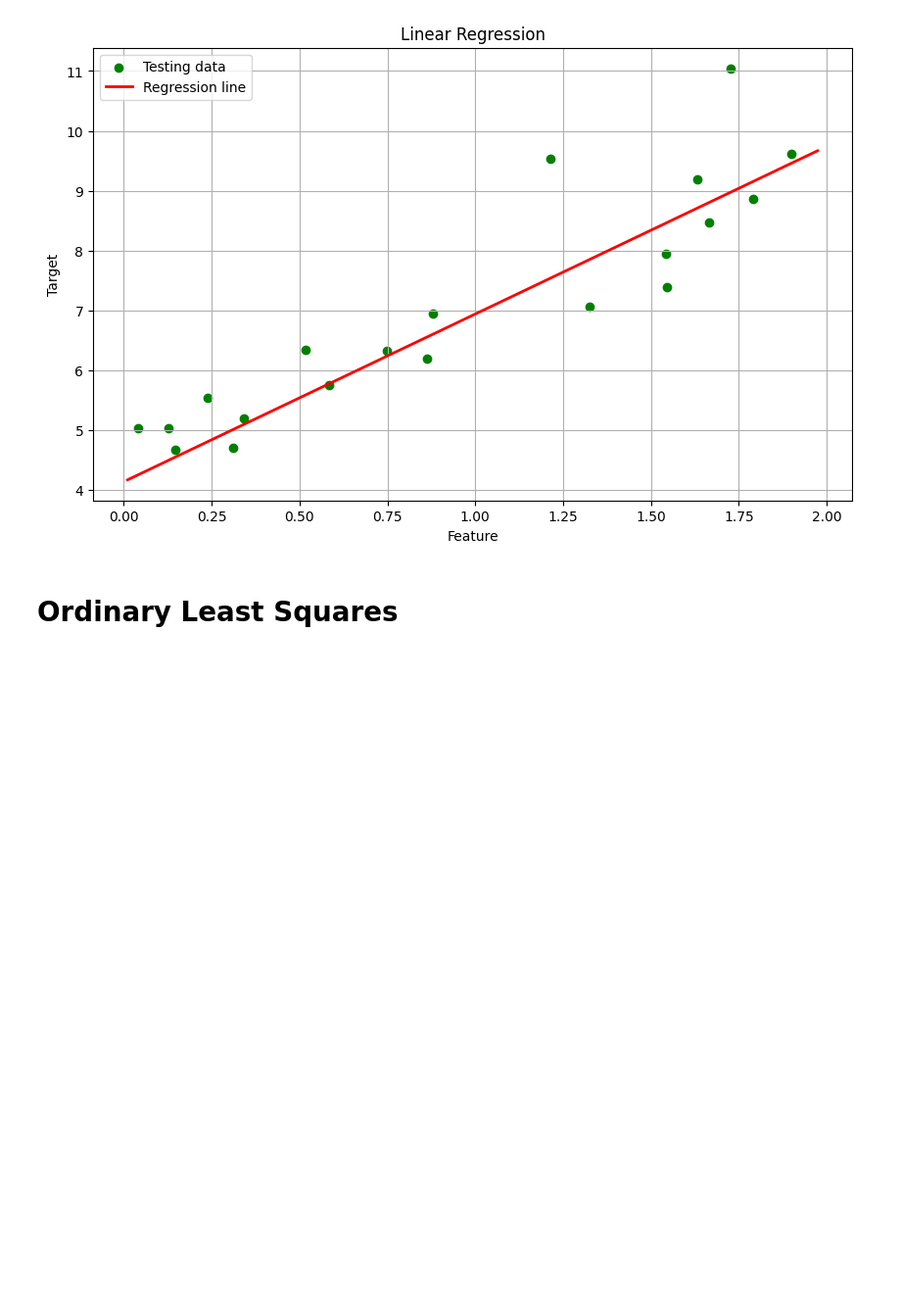
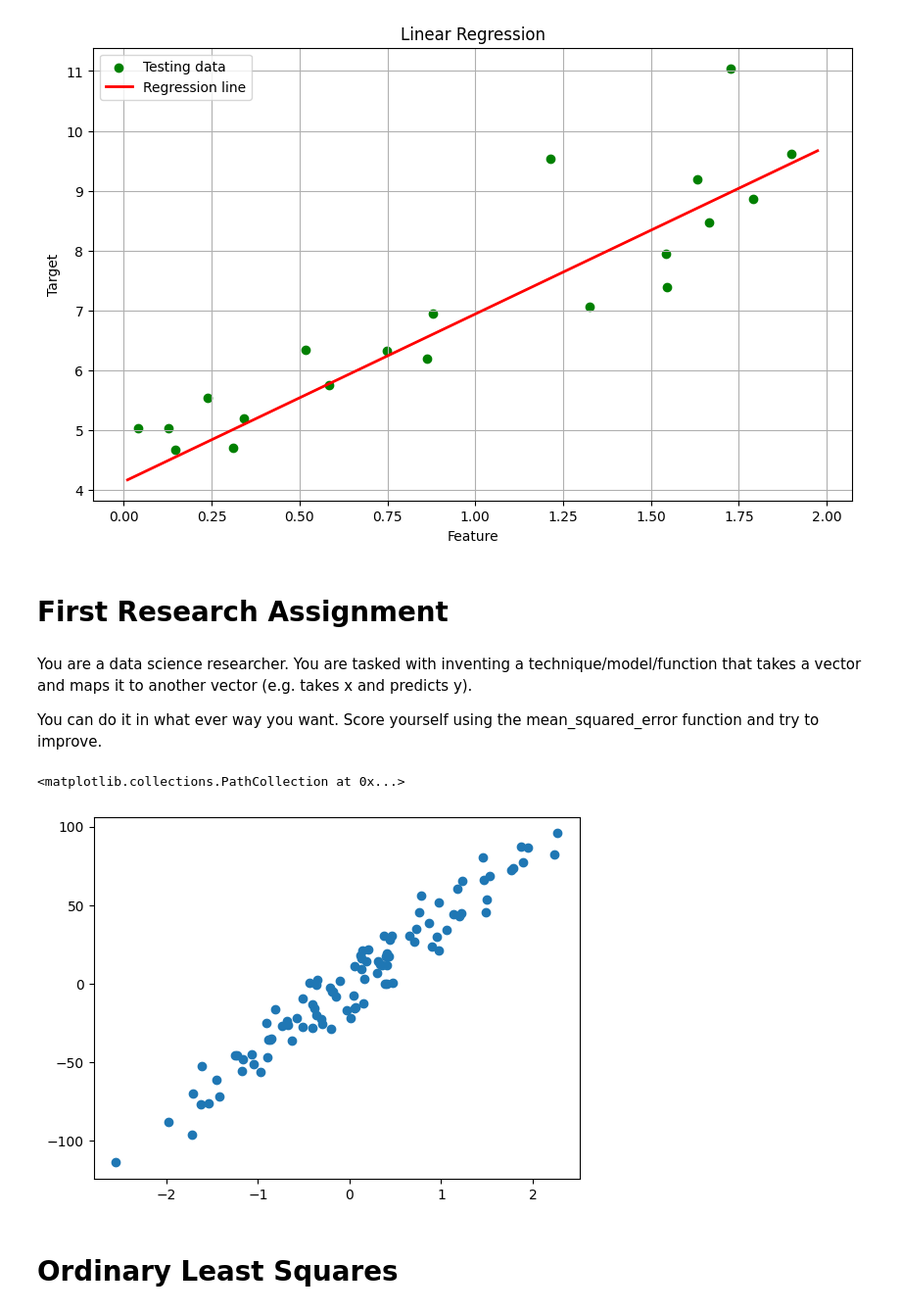
Before and after one commit to chenmargalit/10X-ML-Engineer---Python-Excercises, a Jupyter notebook: classical_ml/linear_regression/linear_regression - lesson.ipynb, the cells around one changed output. Shown: that part at 98% size. Drawn from its saved outputs; the diff is of its cells as text; code cells hidden in the pictures; blank space fills up the shorter version.

Commit message:
add first exercise to linear regression lesson

```diff
--- a/classical_ml/linear_regression/linear_regression - lesson.ipynb
+++ b/classical_ml/linear_regression/linear_regression - lesson.ipynb
@@ -88,6 +88,19 @@ plt.grid(True)
 plt.show()
 # %% [output]
 [figure]
+# %% [markdown]
+# First Research Assignment
+# %% [markdown]
+You are a data science researcher. You are tasked with inventing a technique/model/function that takes a vector and maps it to another vector (e.g. takes x and predicts y).
+
+You can do it in what ever way you want. Score yourself using the mean_squared_error function and try to improve.
+# %%
+X, y = make_regression(n_samples=100, n_features=1, noise=10, random_state=0)
+# %%
+plt.scatter(X, y)
+# %% [output]
+<matplotlib.collections.PathCollection at 0x...>
+[figure, added]
 # %% [markdown]
 # Ordinary Least Squares
 # %% [markdown]
```
